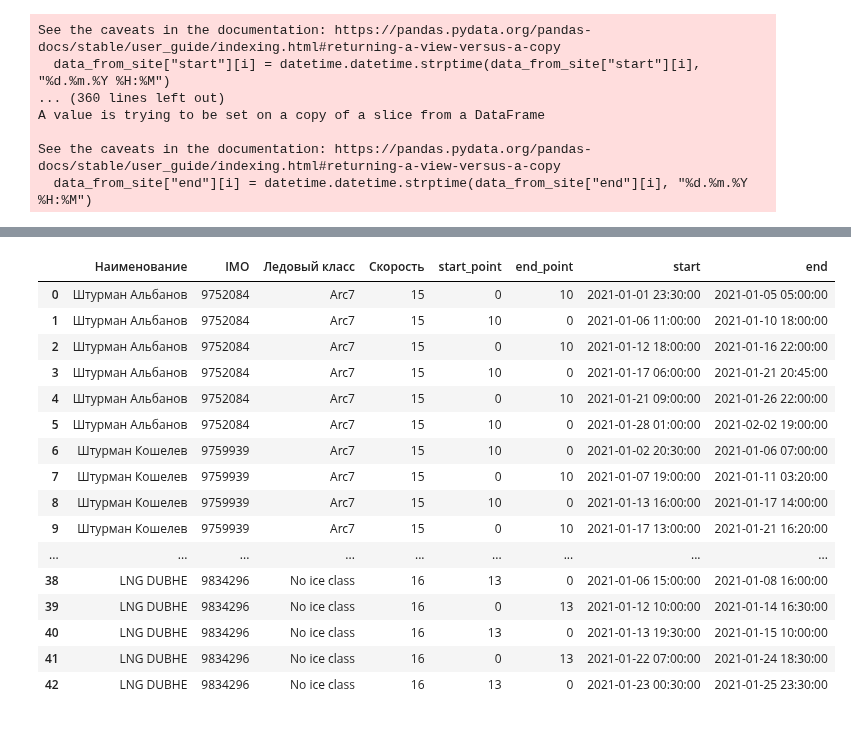
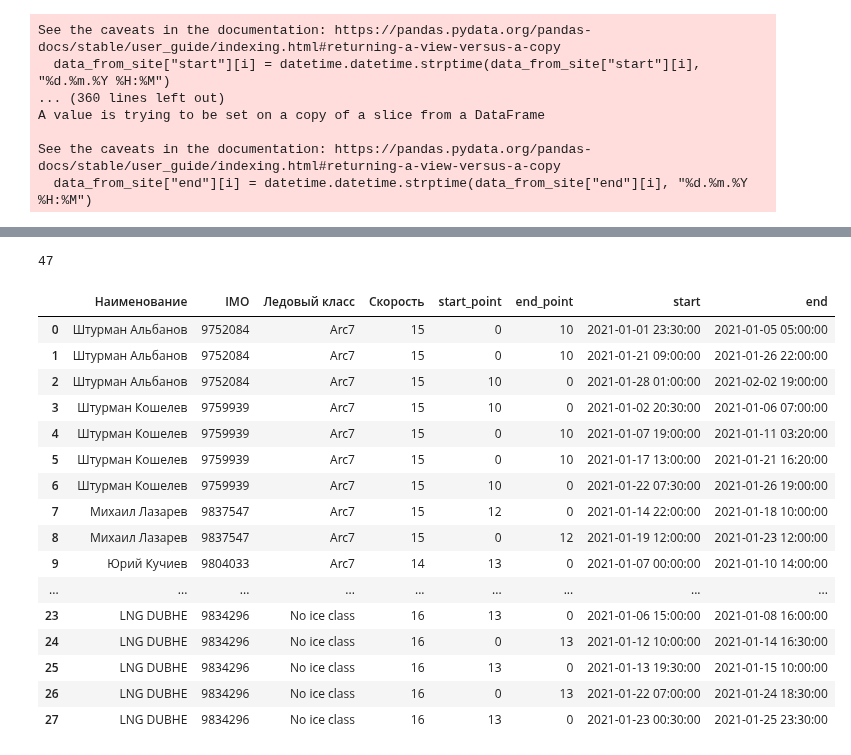
Before and after one commit to sudo-odner/hack-08-09-23, a Jupyter notebook: main.ipynb, the cells around one changed output, grey strips where cells are left out. Drawn from its saved outputs; the diff is of its cells as text; code cells hidden in the pictures.

```diff
--- a/main.ipynb
+++ b/main.ipynb
@@ -289,9 +284,7 @@ for item in range(len(data_from_site)):
     time_end = data_from_site['end'][item]
 
     for path in way_data:
-        predict_time = time_start + timedelta(hours=path[0])
+        predict_time = time_start + timedelta(hours=path[0]) - timedelta(hours=48)
         if all([predict_time <= time_end, path[-1] == 0]):
-            print(time_start,'---', predict_time,'----', time_end)
             index_delete.append(item)
             break
-print(index_delete)
@@ -364,0 +354,4 @@ data_from_site
+# %%
+len(data_for_push)
+# %% [output]
+47
@@ -365,28 +360,34 @@ data_from_site
 # %%
 import datetime
 import random
 time_start = 0
-df_try = data_from_site.copy()
+df_try = data_from_site
 df=df_try.copy()
+
+def swapPositions(list, pos1, pos2):
+
+    list[pos1], list[pos2] = list[pos2], list[pos1]
+    return list
+
 df
 # %% [output]
 |  | Наименование | IMO | Ледовый класс | Скорость | start_point | end_point | start | end |
 | 0 | Штурман Альбанов | 9752084 | Arc7 | 15 | 0 | 10 | 2021-01-01 23:30:00 | 2021-01-05 05:00:00 |
-| 1 | Штурман Альбанов | 9752084 | Arc7 | 15 | 10 | 0 | 2021-01-06 11:00:00 | 2021-01-10 18:00:00 |
-| 2 | Штурман Альбанов | 9752084 | Arc7 | 15 | 0 | 10 | 2021-01-12 18:00:00 | 2021-01-16 22:00:00 |
-| 3 | Штурман Альбанов | 9752084 | Arc7 | 15 | 10 | 0 | 2021-01-17 06:00:00 | 2021-01-21 20:45:00 |
-| 4 | Штурман Альбанов | 9752084 | Arc7 | 15 | 0 | 10 | 2021-01-21 09:00:00 | 2021-01-26 22:00:00 |
-| 5 | Штурман Альбанов | 9752084 | Arc7 | 15 | 10 | 0 | 2021-01-28 01:00:00 | 2021-02-02 19:00:00 |
-| 6 | Штурман Кошелев | 9759939 | Arc7 | 15 | 10 | 0 | 2021-01-02 20:30:00 | 2021-01-06 07:00:00 |
-| 7 | Штурман Кошелев | 9759939 | Arc7 | 15 | 0 | 10 | 2021-01-07 19:00:00 | 2021-01-11 03:20:00 |
-| 8 | Штурман Кошелев | 9759939 | Arc7 | 15 | 10 | 0 | 2021-01-13 16:00:00 | 2021-01-17 14:00:00 |
-| 9 | Штурман Кошелев | 9759939 | Arc7 | 15 | 0 | 10 | 2021-01-17 13:00:00 | 2021-01-21 16:20:00 |
+| 1 | Штурман Альбанов | 9752084 | Arc7 | 15 | 0 | 10 | 2021-01-21 09:00:00 | 2021-01-26 22:00:00 |
+| 2 | Штурман Альбанов | 9752084 | Arc7 | 15 | 10 | 0 | 2021-01-28 01:00:00 | 2021-02-02 19:00:00 |
+| 3 | Штурман Кошелев | 9759939 | Arc7 | 15 | 10 | 0 | 2021-01-02 20:30:00 | 2021-01-06 07:00:00 |
+| 4 | Штурман Кошелев | 9759939 | Arc7 | 15 | 0 | 10 | 2021-01-07 19:00:00 | 2021-01-11 03:20:00 |
+| 5 | Штурман Кошелев | 9759939 | Arc7 | 15 | 0 | 10 | 2021-01-17 13:00:00 | 2021-01-21 16:20:00 |
+| 6 | Штурман Кошелев | 9759939 | Arc7 | 15 | 10 | 0 | 2021-01-22 07:30:00 | 2021-01-26 19:00:00 |
+| 7 | Михаил Лазарев | 9837547 | Arc7 | 15 | 12 | 0 | 2021-01-14 22:00:00 | 2021-01-18 10:00:00 |
+| 8 | Михаил Лазарев | 9837547 | Arc7 | 15 | 0 | 12 | 2021-01-19 12:00:00 | 2021-01-23 12:00:00 |
+| 9 | Юрий Кучиев | 9804033 | Arc7 | 14 | 13 | 0 | 2021-01-07 00:00:00 | 2021-01-10 14:00:00 |
 | ... | ... | ... | ... | ... | ... | ... | ... | ... |
-| 38 | LNG DUBHE | 9834296 | No ice class | 16 | 13 | 0 | 2021-01-06 15:00:00 | 2021-01-08 16:00:00 |
-| 39 | LNG DUBHE | 9834296 | No ice class | 16 | 0 | 13 | 2021-01-12 10:00:00 | 2021-01-14 16:30:00 |
-| 40 | LNG DUBHE | 9834296 | No ice class | 16 | 13 | 0 | 2021-01-13 19:30:00 | 2021-01-15 10:00:00 |
-| 41 | LNG DUBHE | 9834296 | No ice class | 16 | 0 | 13 | 2021-01-22 07:00:00 | 2021-01-24 18:30:00 |
-| 42 | LNG DUBHE | 9834296 | No ice class | 16 | 13 | 0 | 2021-01-23 00:30:00 | 2021-01-25 23:30:00 |
+| 23 | LNG DUBHE | 9834296 | No ice class | 16 | 13 | 0 | 2021-01-06 15:00:00 | 2021-01-08 16:00:00 |
+| 24 | LNG DUBHE | 9834296 | No ice class | 16 | 0 | 13 | 2021-01-12 10:00:00 | 2021-01-14 16:30:00 |
+| 25 | LNG DUBHE | 9834296 | No ice class | 16 | 13 | 0 | 2021-01-13 19:30:00 | 2021-01-15 10:00:00 |
+| 26 | LNG DUBHE | 9834296 | No ice class | 16 | 0 | 13 | 2021-01-22 07:00:00 | 2021-01-24 18:30:00 |
+| 27 | LNG DUBHE | 9834296 | No ice class | 16 | 13 | 0 | 2021-01-23 00:30:00 | 2021-01-25 23:30:00 |
 # %%
 '''
     Функция получения выжившей популяции
```
Also changed, not shown: parts of 17 cells of this notebook, 4 other files.
